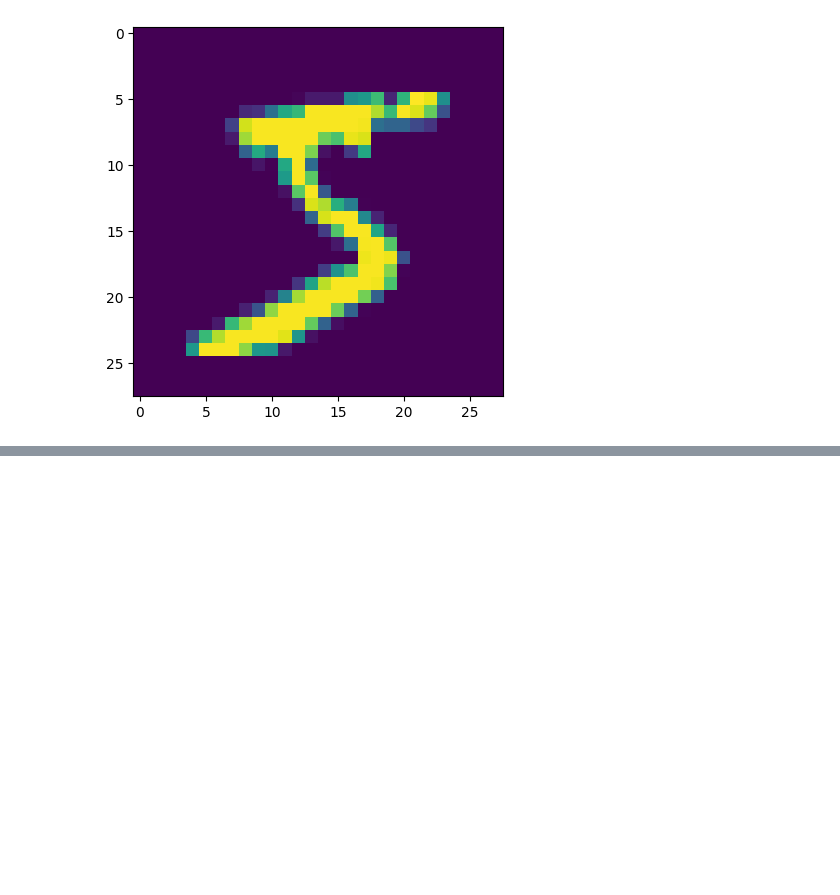
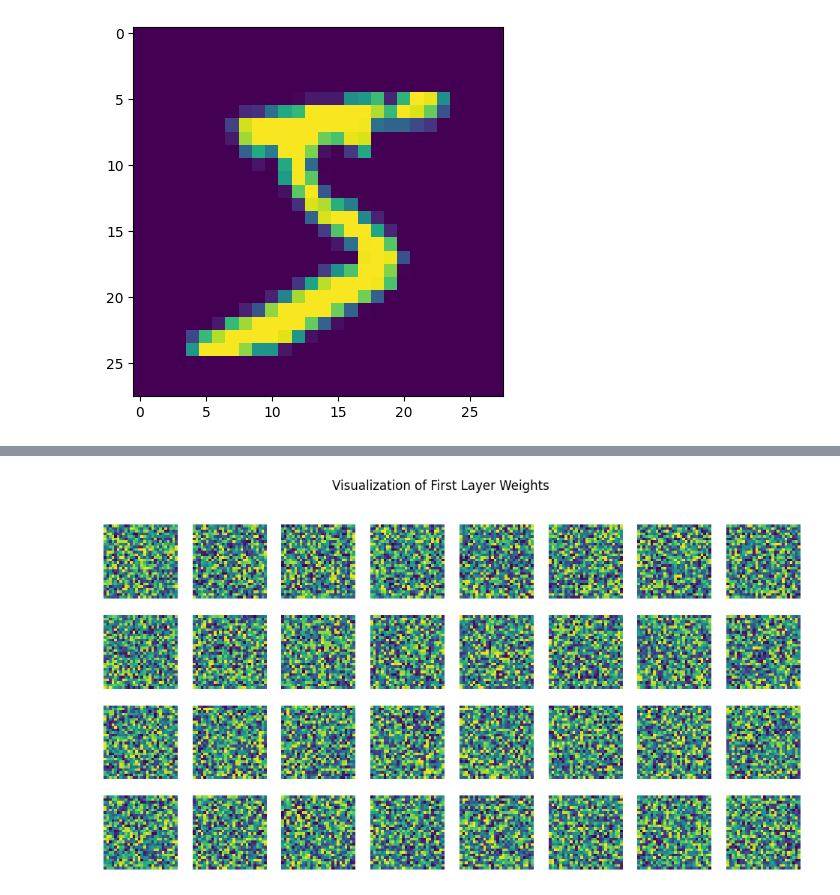
Before and after one commit to rayysidd/DL, a Jupyter notebook: Roadmap/1_MNIST.ipynb, the cells around one changed output, grey strips where cells are left out. Cells and saved outputs as stored; diff of their text form; code cells hidden in the pictures; blank space fills up the shorter version.

```diff
--- a/Roadmap/1_MNIST.ipynb
+++ b/Roadmap/1_MNIST.ipynb
@@ -96,3 +96,17 @@ tensor([[ 0.0458, -0.0412,  0.2803,  0.0614, -0.2156, -0.1786, -0.2659,  0.1546,
        requires_grad=True)
+# %%
+# Extract weights from first fully connected layer
+weights = model.fc1.weight.data
+
+# Plot a few neurons' weights as 28x28 images
+fig, axes = plt.subplots(4, 8, figsize=(12, 6))
+for i, ax in enumerate(axes.flat):
+    if i < weights.shape[0]:
+        ax.imshow(weights[i].reshape(28, 28), cmap='viridis')
+        ax.axis('off')
+plt.suptitle("Visualization of First Layer Weights")
+plt.show()
+# %% [output]
+[figure, added]
 # %%
 #training loop
```
Also changed, not shown: parts of 6 cells of this notebook.
